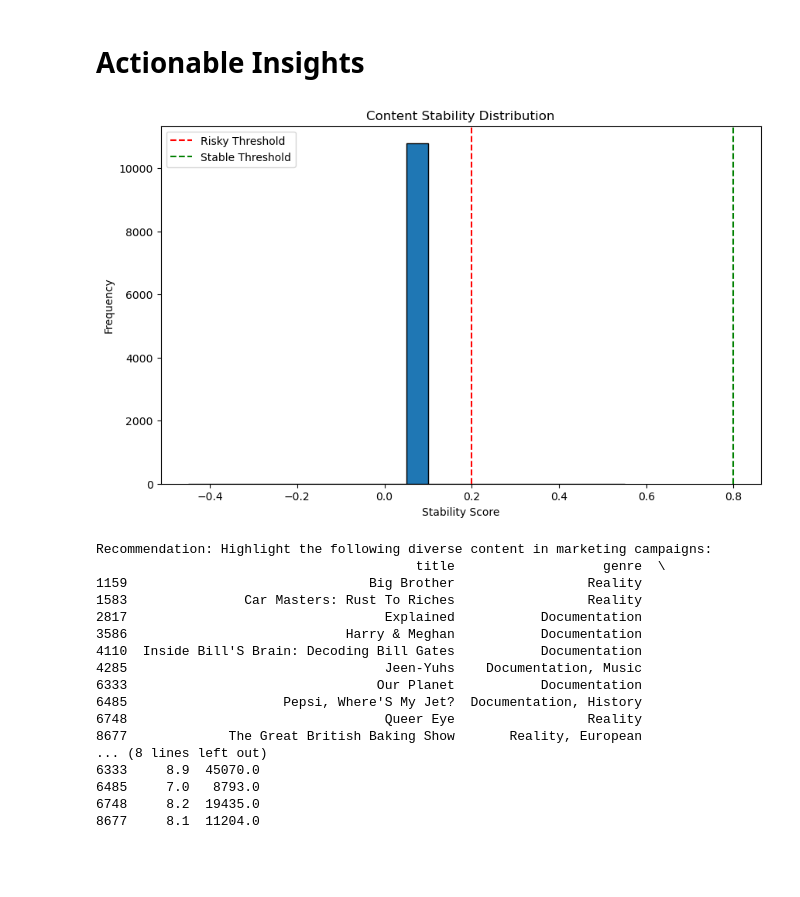
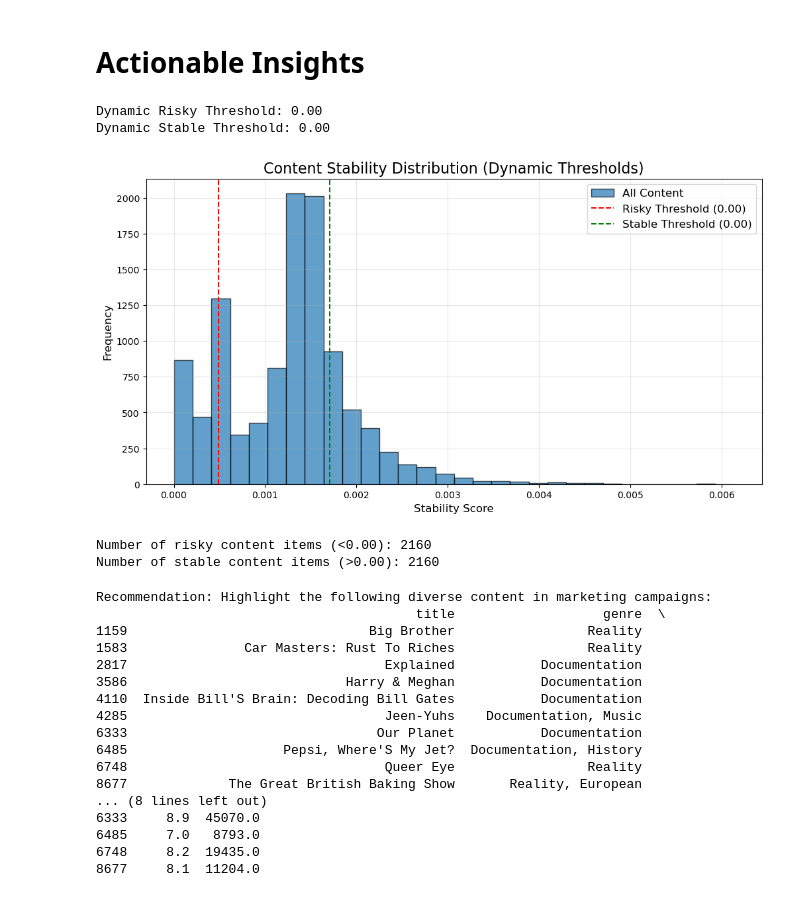
Before and after one commit to r41ss4/rennes_ba, a Jupyter notebook: Prescriptive_Analysis.ipynb, the cells around one changed output. Drawn from its saved outputs; the diff is of its cells as text; code cells hidden in the pictures; blank space fills up the shorter version.

```diff
--- a/Prescriptive_Analysis.ipynb
+++ b/Prescriptive_Analysis.ipynb
@@ -546,26 +560,42 @@ We recommend 'All American' because it matches genres you like (Drama, Sport).
 # %% [markdown]
 # Actionable Insights
-# %%
-# Top Recommendations (Final List)
-final_recommendations = context_scores.nlargest(10).index
-recommendation_details = data.loc[data['title'].isin(final_recommendations), ['title', 'genre', 'rating', 'votes']]
-
-# Content Stability Insights (Simulated from Monte Carlo)
-stable_content = data[data['stability_score'] > 0.8]
-risky_content = data[data['stability_score'] < 0.2]
-
-# Visualize stable vs. risky content
-plt.figure(figsize=(10, 6))
-plt.hist(data['stability_score'], bins=20, edgecolor='black')
-plt.axvline(0.2, color='red', linestyle='--', label='Risky Threshold')
-plt.axvline(0.8, color='green', linestyle='--', label='Stable Threshold')
-plt.title("Content Stability Distribution")
-plt.xlabel("Stability Score")
-plt.ylabel("Frequency")
-plt.legend()
-plt.show()
-# %% [output]
-[figure, removed]
+# %%
+# Calculate dynamic thresholds based on percentiles
+risky_threshold = data['stability_score'].quantile(0.2)  # Risky: 20th percentile
+stable_threshold = data['stability_score'].quantile(0.8)  # Stable: 80th percentile
+
+print(f"Dynamic Risky Threshold: {risky_threshold:.2f}")
+print(f"Dynamic Stable Threshold: {stable_threshold:.2f}")
+
+# Visualize stability score distribution with dynamic thresholds
+plt.figure(figsize=(12, 6))
+bins = 30
+plt.hist(data['stability_score'], bins=bins, edgecolor='black', alpha=0.7, label='All Content')
+
+# Highlight dynamic thresholds
+plt.axvline(risky_threshold, color='red', linestyle='--', linewidth=1.5, label=f'Risky Threshold ({risky_threshold:.2f})')
+plt.axvline(stable_threshold, color='green', linestyle='--', linewidth=1.5, label=f'Stable Threshold ({stable_threshold:.2f})')
+
+# Add labels and improve plot aesthetics
+plt.title("Content Stability Distribution (Dynamic Thresholds)", fontsize=16)
+plt.xlabel("Stability Score", fontsize=12)
+plt.ylabel("Frequency", fontsize=12)
+plt.legend(fontsize=12)
+plt.grid(alpha=0.3)
+plt.show()
+
+# Optional: Highlight content falling within the new thresholds
+risky_content = data[data['stability_score'] < risky_threshold]
+stable_content = data[data['stability_score'] > stable_threshold]
+
+print(f"Number of risky content items (<{risky_threshold:.2f}): {len(risky_content)}")
+print(f"Number of stable content items (>{stable_threshold:.2f}): {len(stable_content)}")
+# %% [output]
+Dynamic Risky Threshold: 0.00
+Dynamic Stable Threshold: 0.00
+[figure, added]
+Number of risky content items (<0.00): 2160
+Number of stable content items (>0.00): 2160
 # %%
 # Recommendation 1: Content Retention Strategy
 retention_candidates = stable_content.nlargest(10, 'impact')[['title', 'genre', 'rating', 'votes', 'impact']]
```
Also changed, not shown: parts of 15 cells of this notebook.
